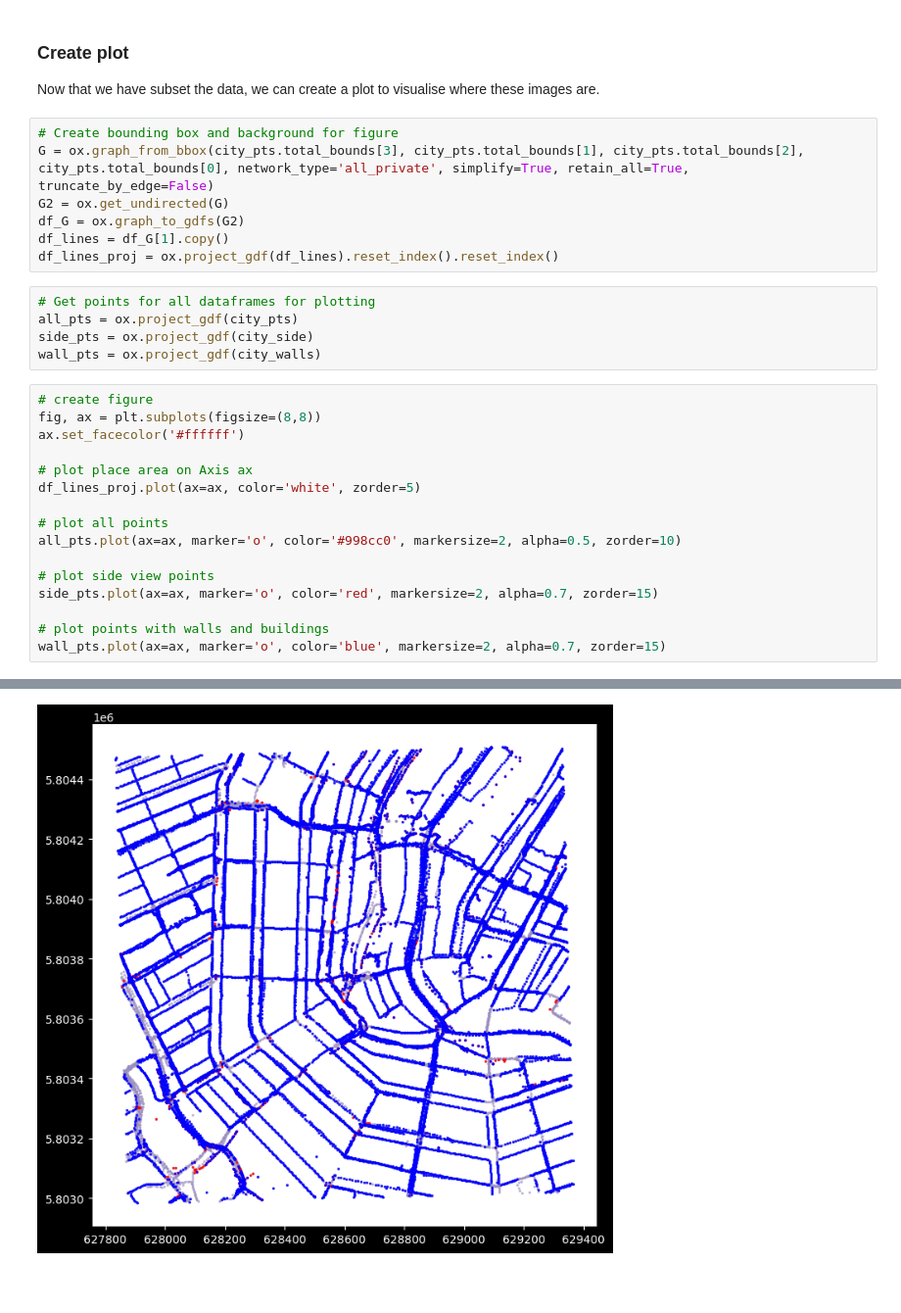
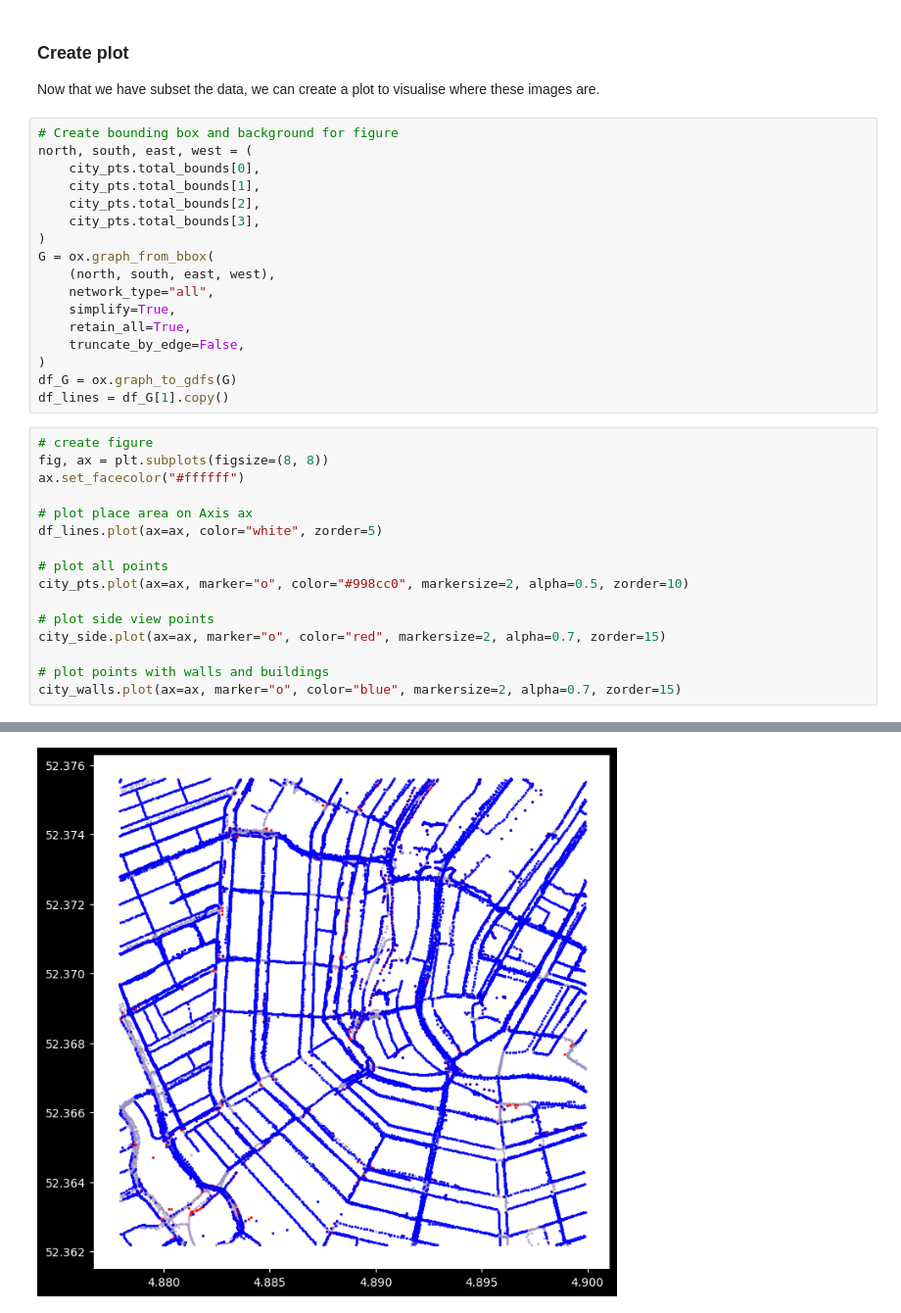
Before and after one commit to Urban-M4/streetscapes, a Jupyter notebook: docs/docs/examples/plot_city.ipynb, the cells around one changed output, grey strips where cells are left out. Shown at 98% size. Cells and saved outputs as stored; diff of their text form; blank space fills up the shorter version.

```diff
--- a/docs/docs/examples/plot_city.ipynb
+++ b/docs/docs/examples/plot_city.ipynb
@@ -69,32 +69,37 @@ city_walls.head(5)
 Now that we have subset the data, we can create a plot to visualise where these images are.
 # %%
 # Create bounding box and background for figure
-G = ox.graph_from_bbox(city_pts.total_bounds[3], city_pts.total_bounds[1], city_pts.total_bounds[2], city_pts.total_bounds[0], network_type='all_private', simplify=True, retain_all=True, truncate_by_edge=False)
-G2 = ox.get_undirected(G)
-df_G = ox.graph_to_gdfs(G2)
+north, south, east, west = (
+    city_pts.total_bounds[0],
+    city_pts.total_bounds[1],
+    city_pts.total_bounds[2],
+    city_pts.total_bounds[3],
+)
+G = ox.graph_from_bbox(
+    (north, south, east, west),
+    network_type="all",
+    simplify=True,
+    retain_all=True,
+    truncate_by_edge=False,
+)
+df_G = ox.graph_to_gdfs(G)
 df_lines = df_G[1].copy()
-df_lines_proj = ox.project_gdf(df_lines).reset_index().reset_index()
-# %%
-# Get points for all dataframes for plotting
-all_pts = ox.project_gdf(city_pts)
-side_pts = ox.project_gdf(city_side)
-wall_pts = ox.project_gdf(city_walls)
 # %%
 # create figure
-fig, ax = plt.subplots(figsize=(8,8))
-ax.set_facecolor('#ffffff')
+fig, ax = plt.subplots(figsize=(8, 8))
+ax.set_facecolor("#ffffff")
 
 # plot place area on Axis ax
-df_lines_proj.plot(ax=ax, color='white', zorder=5)
+df_lines.plot(ax=ax, color="white", zorder=5)
 
 # plot all points
-all_pts.plot(ax=ax, marker='o', color='#998cc0', markersize=2, alpha=0.5, zorder=10)
+city_pts.plot(ax=ax, marker="o", color="#998cc0", markersize=2, alpha=0.5, zorder=10)
 
 # plot side view points
-side_pts.plot(ax=ax, marker='o', color='red', markersize=2, alpha=0.7, zorder=15)
+city_side.plot(ax=ax, marker="o", color="red", markersize=2, alpha=0.7, zorder=15)
 
 # plot points with walls and buildings
-wall_pts.plot(ax=ax, marker='o', color='blue', markersize=2, alpha=0.7, zorder=15)
+city_walls.plot(ax=ax, marker="o", color="blue", markersize=2, alpha=0.7, zorder=15)
 # %% [output]
 <Axes: >
-[figure, old version]
+[figure, new version]
```
Also changed, not shown: parts of 1 cell of this notebook, 3 other files.
